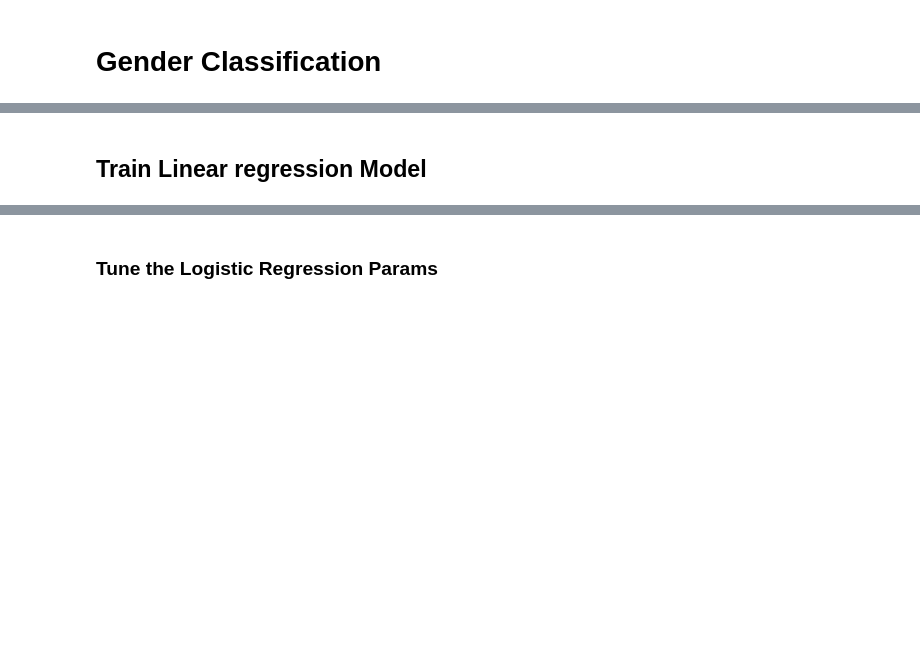
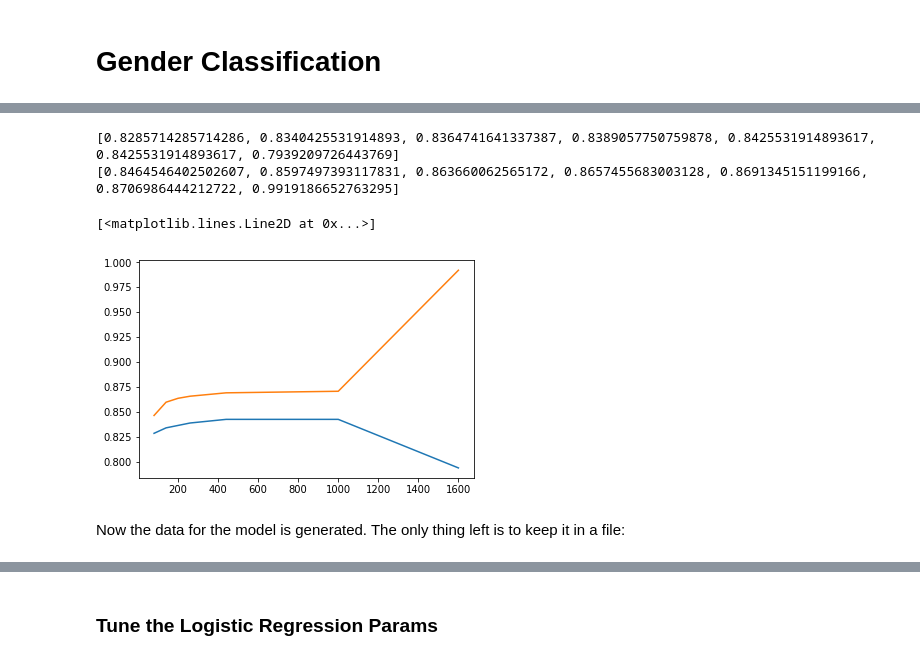
Before and after one commit to dim4o/gender-recognizer, a Jupyter notebook: Gender Classification.ipynb, the cells around one changed output, grey strips where cells are left out. Drawn from its saved outputs; the diff is of its cells as text; code cells hidden in the pictures; blank space fills up the shorter version.

```diff
--- a/Gender Classification.ipynb
+++ b/Gender Classification.ipynb
@@ -111,21 +225,34 @@ face_cascade = cv2.CascadeClassifier('./faces_data/face.xml')
 # %%
+gender_faces_data = None
+gender_faces_data = np.empty(shape=(0,RESIZE_SHAPE[0]*RESIZE_SHAPE[1]+1)) #64*64+1
+face_cascade = cv2.CascadeClassifier('./faces_data/face.xml')
+
 def extract_features(image_path, label):
+    """ Extracts features from a image
+    :param image_path: the path to the image
+    :param label: the label of the image
+    :return: extracted features from the image with the corresponding label as a row matrix
+    """
     image = cv2.imread(image_path)
     gray = cv2.cvtColor(image, cv2.COLOR_BGR2GRAY)
 
+    row = None
     faces = face_cascade.detectMultiScale(gray, 1.3, 5)
-    row = None
     if faces is not ():
         face = sorted(faces, key=lambda x: (x[2] * x[3]), reverse=True)[0]
-
         x, y, width, height = face
         face_gray = gray[y: y + height, x: x + width]
+        resized = cv2.resize(face_gray, dsize=RESIZE_SHAPE, interpolation=cv2.INTER_CUBIC)
+        row = np.append(resized.ravel(), label)
 
-        resized = cv2.resize(face_gray, dsize=RESIZE_SHAPE, interpolation=cv2.INTER_CUBIC)
-    #     cv2.imwrite('face.jpg', resized)
+    return row
 
-        row = np.append(resized.ravel(), label)
-    #     print(resized.shape)
-    #     print(row.shape)
-    #     print(resized)
-    return row
+def append_data(prefix_path, label, gender_faces_data):
+    image_names = os.listdir(prefix_path)
+    for image_path in image_names:
+        # print(image_path)
+        curr_row = extract_features(prefix_path + image_path, label)
+        if curr_row is not None:
+            gender_faces_data = np.append(gender_faces_data, [curr_row], axis=0)
+
+    return gender_faces_data
@@ -199,0 +289,9 @@ array([[120.,  77.,  14., ..., 152., 155.,   0.],
+# %%
+# get features
+features = gender_faces_data[:, :RESIZE_SHAPE[0]*RESIZE_SHAPE[1]]
+print(features.shape)
+
+# get labels
+labels = gender_faces_data[:, RESIZE_SHAPE[0]*RESIZE_SHAPE[1]:].ravel() # labels = gender_faces_data.as_matrix()[:, 50*50:].ravel()
+print(labels.shape)
+print(labels)
@@ -200,4 +407,16 @@ array([[120.,  77.,  14., ..., 152., 155.,   0.],
+# %%
+print(test_scores)
+print(train_scores)
+# %% [output]
+[0.8285714285714286, 0.8340425531914893, 0.8364741641337387, 0.8389057750759878, 0.8425531914893617, 0.8425531914893617, 0.7939209726443769]
+[0.8464546402502607, 0.8597497393117831, 0.863660062565172, 0.8657455683003128, 0.8691345151199166, 0.8706986444212722, 0.9919186652763295]
+# %%
+plt.plot(features_counts, test_scores)
+plt.plot(features_counts, train_scores)
+# %% [output]
+[<matplotlib.lines.Line2D at 0x...>]
+[figure, added]
+# %% [markdown]
+Now the data for the model is generated. The only thing left is to keep it in a file:
 # %%
 np.savetxt("./genders_data_40x40_pca_200_large.csv", gender_faces_data.astype(np.int), delimiter=",")
-# %% [markdown]
-## Train Linear regression Model
```
Also changed, not shown: parts of 88 cells of this notebook, 7 other files.
